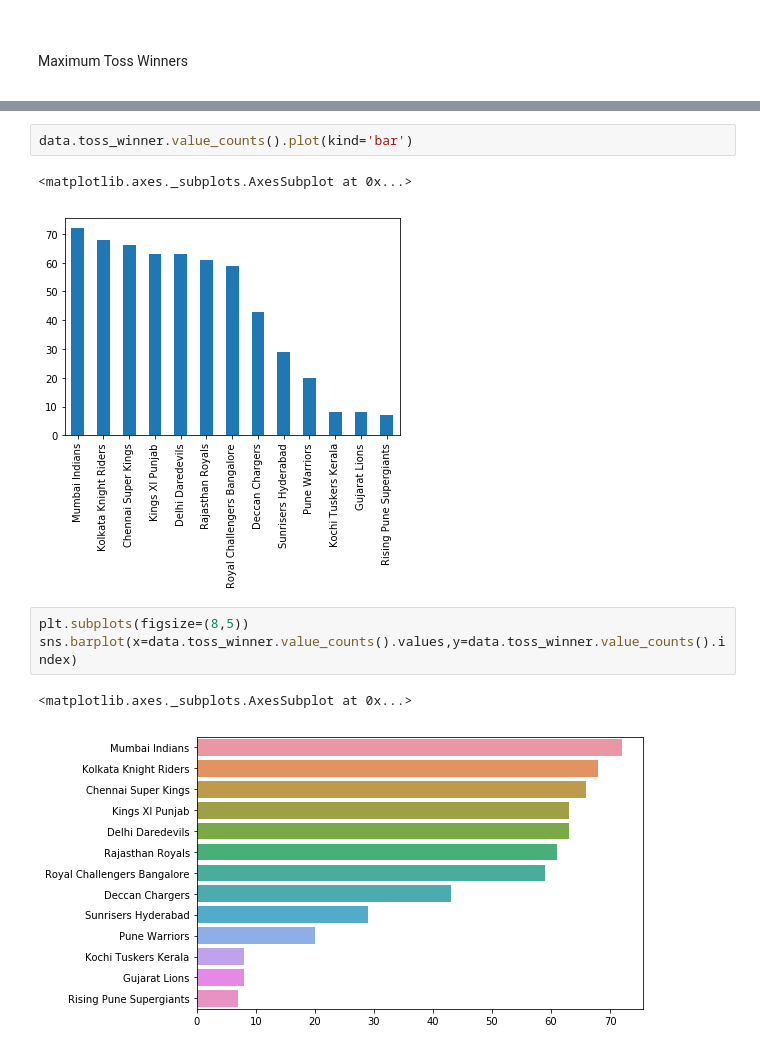
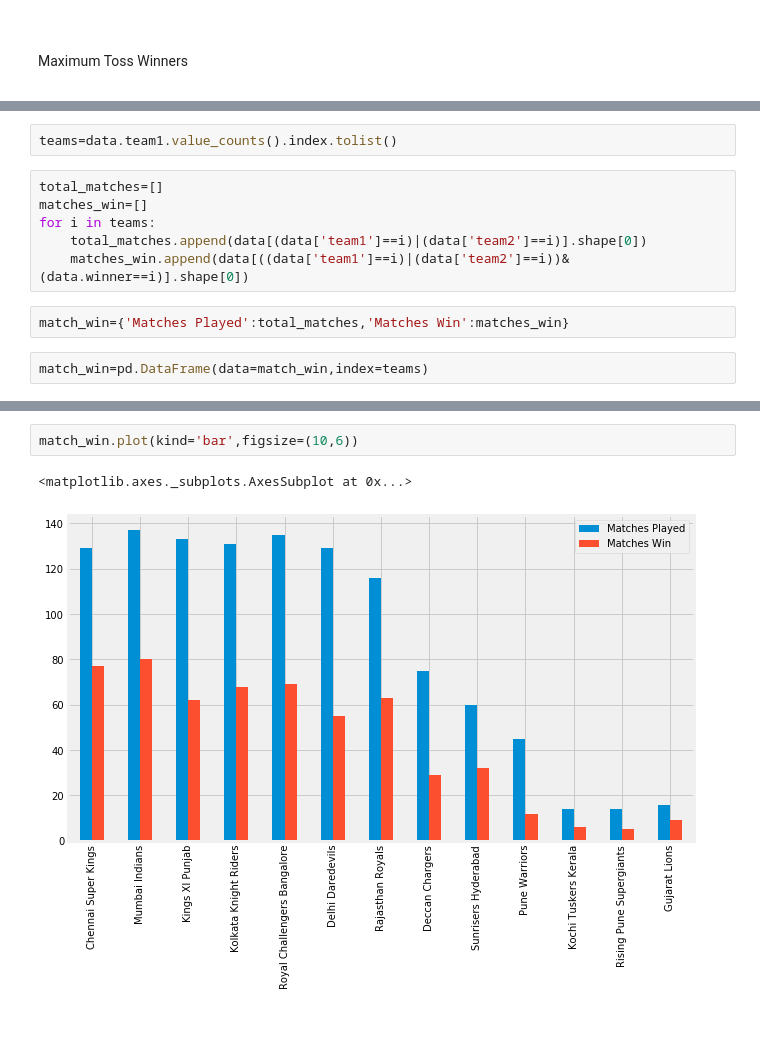
Before and after one commit to vishu819/IPL-Data-Analysis, a Jupyter notebook: ipl.ipynb, the cells around one changed output, grey strips where cells are left out. Saved outputs shown, nothing was run; the diff lists cells and outputs as text; blank space fills up the shorter version.

```diff
--- a/ipl.ipynb
+++ b/ipl.ipynb
@@ -284,0 +306,12 @@ Name: toss_winner, dtype: int64
+# %%
+teams=data.team1.value_counts().index.tolist()
+# %%
+total_matches=[]
+matches_win=[]
+for i in teams:
+    total_matches.append(data[(data['team1']==i)|(data['team2']==i)].shape[0])
+    matches_win.append(data[((data['team1']==i)|(data['team2']==i))& (data.winner==i)].shape[0])
+# %%
+match_win={'Matches Played':total_matches,'Matches Win':matches_win}
+# %%
+match_win=pd.DataFrame(data=match_win,index=teams)
@@ -285,11 +335,5 @@ Name: toss_winner, dtype: int64
 # %%
-data.toss_winner.value_counts().plot(kind='bar')
+match_win.plot(kind='bar',figsize=(10,6))
 # %% [output]
 <matplotlib.axes._subplots.AxesSubplot at 0x...>
-[figure, old version]
+[figure, new version]
-# %%
-plt.subplots(figsize=(8,5))
-sns.barplot(x=data.toss_winner.value_counts().values,y=data.toss_winner.value_counts().index)
-# %% [output]
-<matplotlib.axes._subplots.AxesSubplot at 0x...>
-[figure, removed]
```
Also changed, not shown: parts of 17 cells of this notebook.
